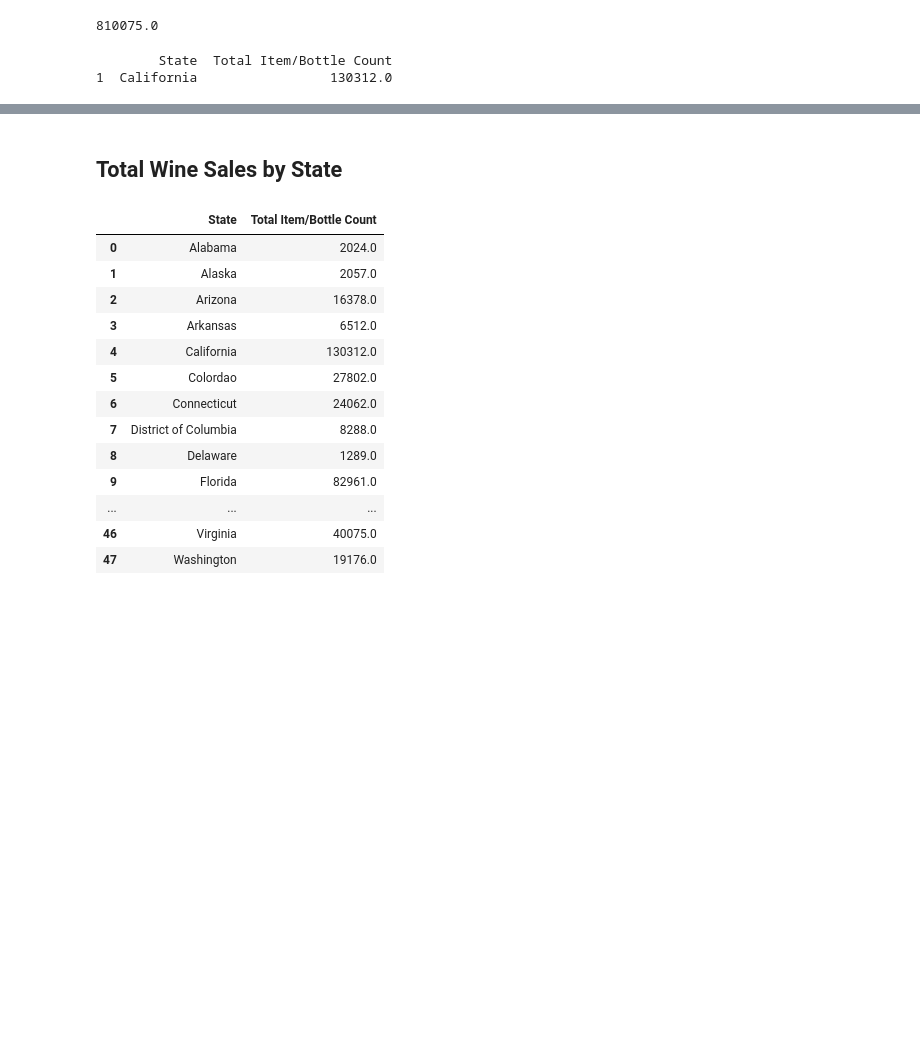
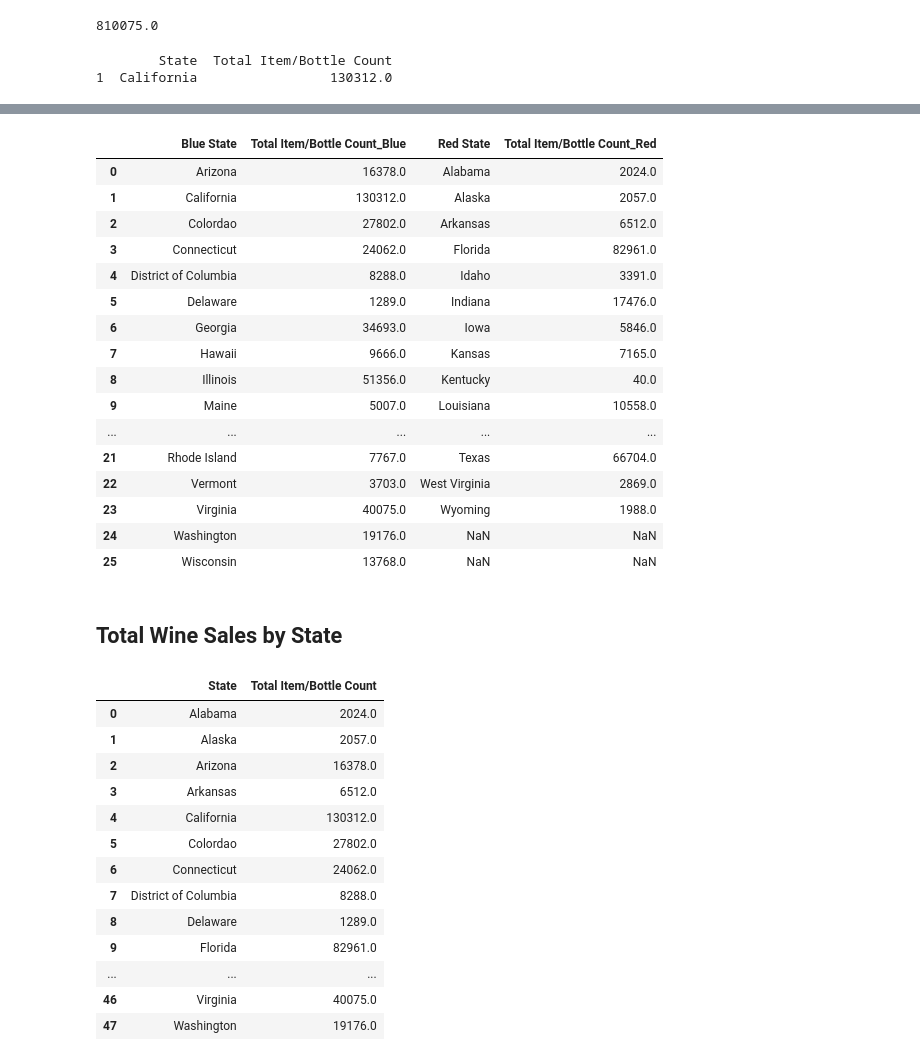
Before and after one commit to Sgant1/Winedemic, a Jupyter notebook: Analysis/Winedemic_Analysis_2020.ipynb, the cells around one changed output, grey strips where cells are left out. Saved outputs shown, nothing was run; the diff lists cells and outputs as text; code cells hidden in the pictures; blank space fills up the shorter version.

```diff
--- a/Analysis/Winedemic_Analysis_2020.ipynb
+++ b/Analysis/Winedemic_Analysis_2020.ipynb
@@ -858,3 +857,26 @@ print(total_bottle_count_by_blue_state[total_bottle_count_by_blue_state["Total I
 # %%
 #Export total_bottle_count_by_blue_state to .csv
 total_bottle_count_by_blue_state.to_csv('Resources/2020_total_bottle_count_by_blue_state.csv')
+# %%
+#Create a joined df with all of red states and all of blue states.
+joined_blueandred = total_bottle_count_by_blue_state.join(total_bottle_count_by_red_state,
+                                                          lsuffix='_Blue', rsuffix='_Red')
+joined_blueandred
+# %% [output]
+|  | Blue State | Total Item/Bottle Count_Blue | Red State | Total Item/Bottle Count_Red |
+| 0 | Arizona | 16378.0 | Alabama | 2024.0 |
+| 1 | California | 130312.0 | Alaska | 2057.0 |
+| 2 | Colordao | 27802.0 | Arkansas | 6512.0 |
+| 3 | Connecticut | 24062.0 | Florida | 82961.0 |
+| 4 | District of Columbia | 8288.0 | Idaho | 3391.0 |
+| 5 | Delaware | 1289.0 | Indiana | 17476.0 |
+| 6 | Georgia | 34693.0 | Iowa | 5846.0 |
+| 7 | Hawaii | 9666.0 | Kansas | 7165.0 |
+| 8 | Illinois | 51356.0 | Kentucky | 40.0 |
+| 9 | Maine | 5007.0 | Louisiana | 10558.0 |
+| ... | ... | ... | ... | ... |
+| 21 | Rhode Island | 7767.0 | Texas | 66704.0 |
+| 22 | Vermont | 3703.0 | West Virginia | 2869.0 |
+| 23 | Virginia | 40075.0 | Wyoming | 1988.0 |
+| 24 | Washington | 19176.0 | NaN | NaN |
+| 25 | Wisconsin | 13768.0 | NaN | NaN |
```
Also changed, not shown: parts of 7 cells of this notebook, 14 other files.
